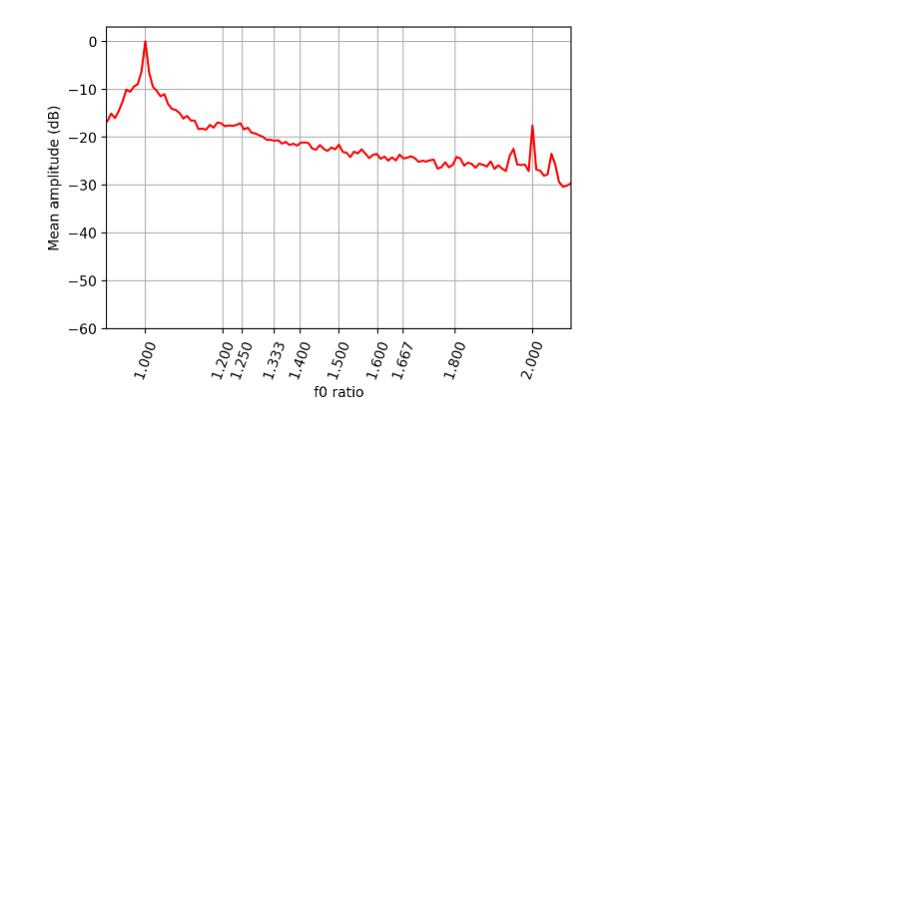
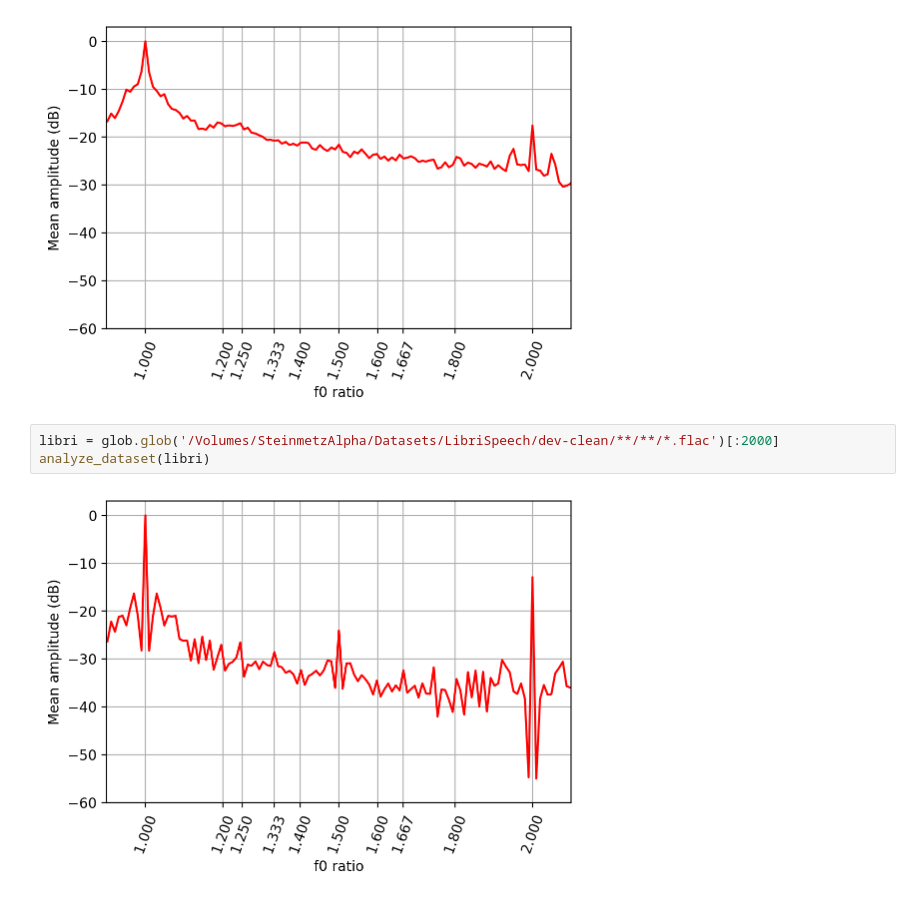
Before and after one commit to csteinmetz1/consynthance, a Jupyter notebook: voice.ipynb, the cells around one changed output. Cells and saved outputs as stored; diff of their text form; blank space fills up the shorter version.

```diff
--- a/voice.ipynb
+++ b/voice.ipynb
@@ -159,3 +158,8 @@ normalized_mean_spectrum(*chinese)
 (1025, 133391)
 0.0 -68.25130939974049
 [figure]
+# %%
+libri = glob.glob('/Volumes/SteinmetzAlpha/Datasets/LibriSpeech/dev-clean/**/**/*.flac')[:2000]
+analyze_dataset(libri)
+# %% [output]
+[figure, added]
```
Also changed, not shown: parts of 6 cells of this notebook.
